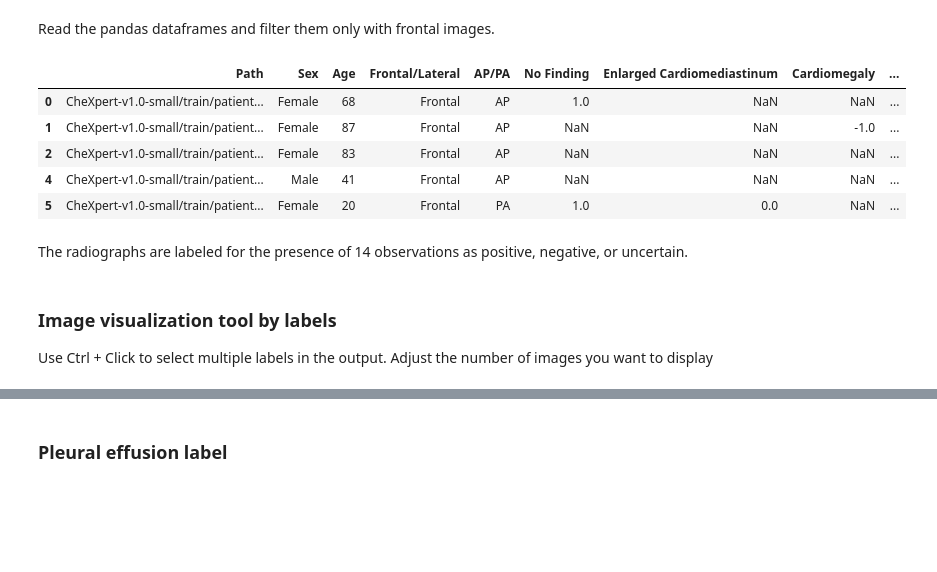
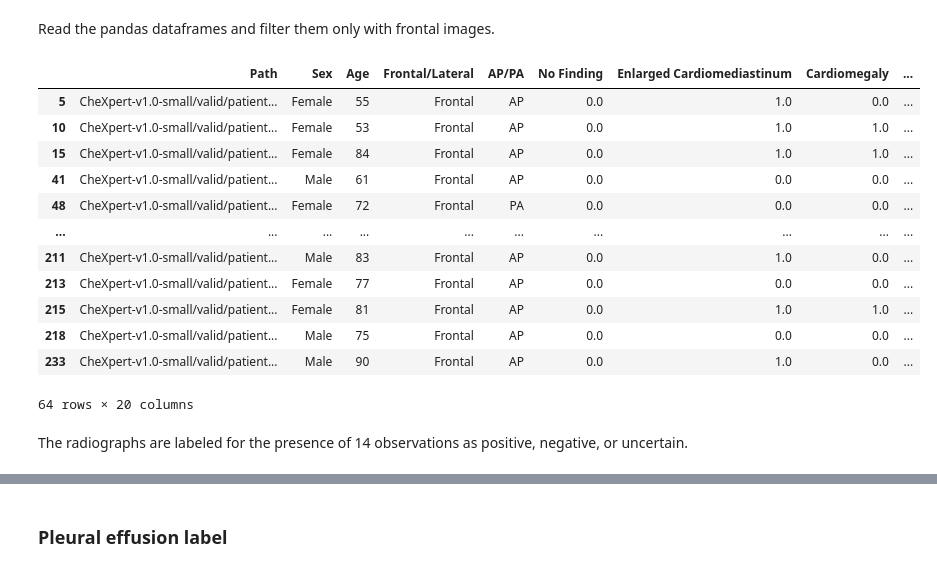
Before and after one commit to alexocayanez/xAI-CheXpert-radiology, a Jupyter notebook: xAI_cheXpert.ipynb, the cells around one changed output, grey strips where cells are left out. Cells and saved outputs as stored; diff of their text form; code cells hidden in the pictures; blank space fills up the shorter version.

```diff
--- a/xAI_cheXpert.ipynb
+++ b/xAI_cheXpert.ipynb
@@ -115,15 +118,22 @@ test_path = CHEXPERT_PATH + "/CheXpert-v1.0-small/valid.csv"
 test_df = pd.read_csv(test_path)
 test_df = test_df[test_df['Frontal/Lateral'] == 'Frontal']
 test_df["Patient number"] = test_df["Path"].str.extract(r"patient(\d+)")
-# %%
-train_df.head()
-# %% [output]
-|  | Path | Sex | Age | Frontal/Lateral | AP/PA | No Finding | Enlarged Cardiomediastinum | Cardiomegaly | ... |
-| 0 | CheXpert-v1.0-small/train/patient... | Female | 68 | Frontal | AP | 1.0 | NaN | NaN | ... |
-| 1 | CheXpert-v1.0-small/train/patient... | Female | 87 | Frontal | AP | NaN | NaN | -1.0 | ... |
-| 2 | CheXpert-v1.0-small/train/patient... | Female | 83 | Frontal | AP | NaN | NaN | NaN | ... |
-| 4 | CheXpert-v1.0-small/train/patient... | Male | 41 | Frontal | AP | NaN | NaN | NaN | ... |
-| 5 | CheXpert-v1.0-small/train/patient... | Female | 20 | Frontal | PA | 1.0 | 0.0 | NaN | ... |
+# %%
+test_df[test_df["Pleural Effusion"]==1]
+# %% [output]
+|  | Path | Sex | Age | Frontal/Lateral | AP/PA | No Finding | Enlarged Cardiomediastinum | Cardiomegaly | ... |
+| 5 | CheXpert-v1.0-small/valid/patient... | Female | 55 | Frontal | AP | 0.0 | 1.0 | 0.0 | ... |
+| 10 | CheXpert-v1.0-small/valid/patient... | Female | 53 | Frontal | AP | 0.0 | 1.0 | 1.0 | ... |
+| 15 | CheXpert-v1.0-small/valid/patient... | Female | 84 | Frontal | AP | 0.0 | 1.0 | 1.0 | ... |
+| 41 | CheXpert-v1.0-small/valid/patient... | Male | 61 | Frontal | AP | 0.0 | 0.0 | 0.0 | ... |
+| 48 | CheXpert-v1.0-small/valid/patient... | Female | 72 | Frontal | PA | 0.0 | 0.0 | 0.0 | ... |
+| ... | ... | ... | ... | ... | ... | ... | ... | ... | ... |
+| 211 | CheXpert-v1.0-small/valid/patient... | Male | 83 | Frontal | AP | 0.0 | 1.0 | 0.0 | ... |
+| 213 | CheXpert-v1.0-small/valid/patient... | Female | 77 | Frontal | AP | 0.0 | 0.0 | 0.0 | ... |
+| 215 | CheXpert-v1.0-small/valid/patient... | Female | 81 | Frontal | AP | 0.0 | 1.0 | 1.0 | ... |
+| 218 | CheXpert-v1.0-small/valid/patient... | Male | 75 | Frontal | AP | 0.0 | 0.0 | 0.0 | ... |
+| 233 | CheXpert-v1.0-small/valid/patient... | Male | 90 | Frontal | AP | 0.0 | 1.0 | 0.0 | ... |
+64 rows × 20 columns
 # %% [markdown]
 The radiographs are labeled for the presence of 14 observations as positive, negative, or uncertain.
 # %%
@@ -134,7 +144,3 @@ LABELS = [
     'Pleural Other', 'Fracture', 'Support Devices'
 ]
 NR_LABELS = len(LABELS)
-# %% [markdown]
-### Image visualization tool by labels
-
-Use Ctrl + Click to select multiple labels in the output. Adjust the number of images you want to display
```
Also changed, not shown: parts of 64 cells of this notebook.
